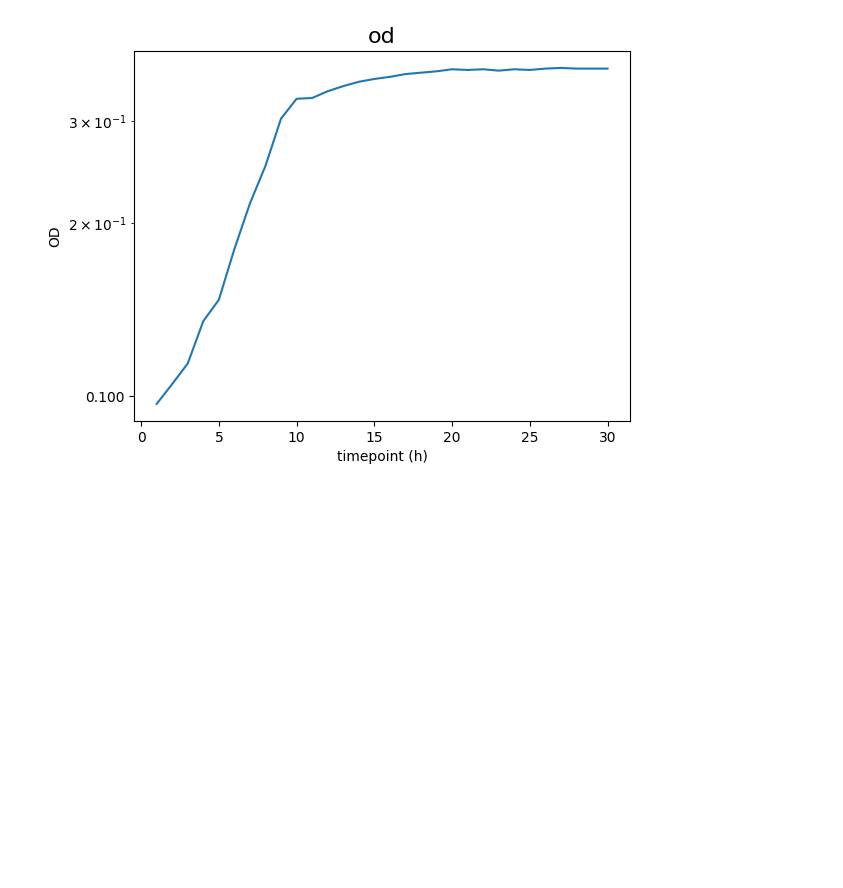
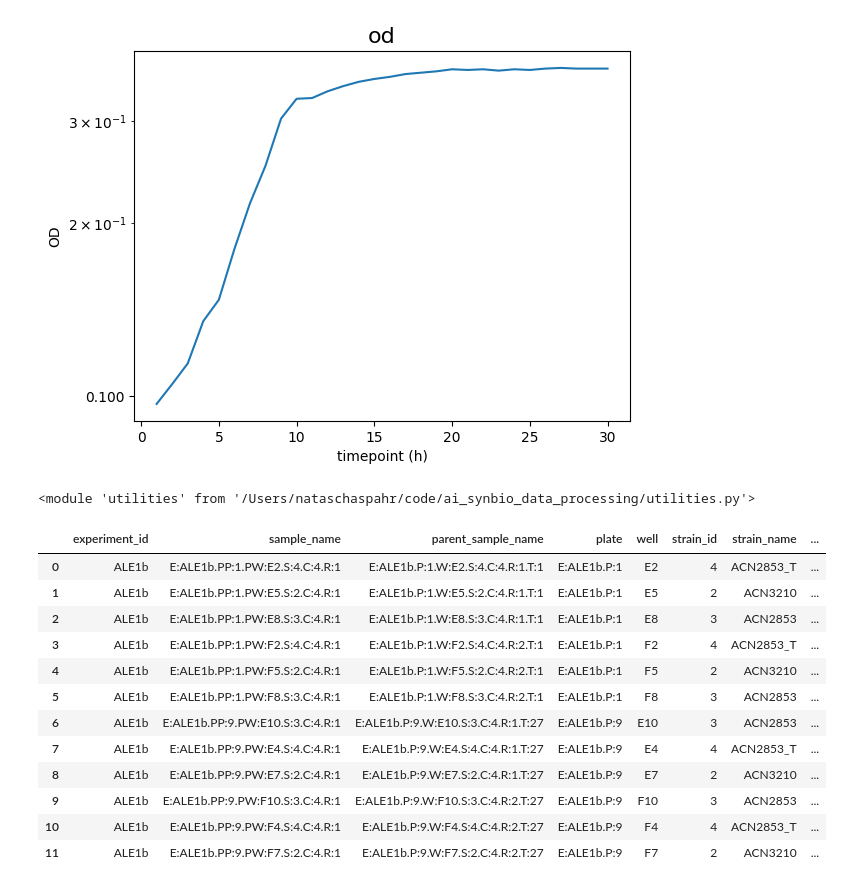
Before and after one commit to nspahr08/ai_synbio_data_processing, a Jupyter notebook: notebooks/non-ALE_growth_ETL_pull.ipynb, the cells around one changed output. Cells and saved outputs as stored; diff of their text form; code cells hidden in the pictures; blank space fills up the shorter version.

Commit message:
handle metadata in table format, minio client generated outside of functions

```diff
--- a/notebooks/non-ALE_growth_ETL_pull.ipynb
+++ b/notebooks/non-ALE_growth_ETL_pull.ipynb
@@ -457,0 +463,35 @@ plot_OD(selection, subtract_background = False, yscale='log', append_title='')
+# %%
+sample_names = input().strip().split(' ')
+# %%
+from sqlalchemy import create_engine
+
+engine = create_engine(
+    (
+        "mysql+pymysql://nspahr:henrylab@poplar.cels.anl.gov/"
+        "anl_synbio?charset=utf8mb4"
+    )
+)
+# %%
+import utilities
+import importlib
+importlib.reload(utilities)
+# %% [output]
+<module 'utilities' from '/Users/nataschaspahr/code/ai_synbio_data_processing/utilities.py'>
+# %%
+from utilities import query_samples_by_name
+
+query_samples_by_name(engine, "ALE1b", sample_names)
+# %% [output]
+|  | experiment_id | sample_name | parent_sample_name | plate | well | strain_id | strain_name | ... |
+| 0 | ALE1b | E:ALE1b.PP:1.PW:E2.S:4.C:4.R:1 | E:ALE1b.P:1.W:E2.S:4.C:4.R:1.T:1 | E:ALE1b.P:1 | E2 | 4 | ACN2853_T | ... |
+| 1 | ALE1b | E:ALE1b.PP:1.PW:E5.S:2.C:4.R:1 | E:ALE1b.P:1.W:E5.S:2.C:4.R:1.T:1 | E:ALE1b.P:1 | E5 | 2 | ACN3210 | ... |
+| 2 | ALE1b | E:ALE1b.PP:1.PW:E8.S:3.C:4.R:1 | E:ALE1b.P:1.W:E8.S:3.C:4.R:1.T:1 | E:ALE1b.P:1 | E8 | 3 | ACN2853 | ... |
+| 3 | ALE1b | E:ALE1b.PP:1.PW:F2.S:4.C:4.R:1 | E:ALE1b.P:1.W:F2.S:4.C:4.R:2.T:1 | E:ALE1b.P:1 | F2 | 4 | ACN2853_T | ... |
+| 4 | ALE1b | E:ALE1b.PP:1.PW:F5.S:2.C:4.R:1 | E:ALE1b.P:1.W:F5.S:2.C:4.R:2.T:1 | E:ALE1b.P:1 | F5 | 2 | ACN3210 | ... |
+| 5 | ALE1b | E:ALE1b.PP:1.PW:F8.S:3.C:4.R:1 | E:ALE1b.P:1.W:F8.S:3.C:4.R:2.T:1 | E:ALE1b.P:1 | F8 | 3 | ACN2853 | ... |
+| 6 | ALE1b | E:ALE1b.PP:9.PW:E10.S:3.C:4.R:1 | E:ALE1b.P:9.W:E10.S:3.C:4.R:1.T:27 | E:ALE1b.P:9 | E10 | 3 | ACN2853 | ... |
+| 7 | ALE1b | E:ALE1b.PP:9.PW:E4.S:4.C:4.R:1 | E:ALE1b.P:9.W:E4.S:4.C:4.R:1.T:27 | E:ALE1b.P:9 | E4 | 4 | ACN2853_T | ... |
+| 8 | ALE1b | E:ALE1b.PP:9.PW:E7.S:2.C:4.R:1 | E:ALE1b.P:9.W:E7.S:2.C:4.R:1.T:27 | E:ALE1b.P:9 | E7 | 2 | ACN3210 | ... |
+| 9 | ALE1b | E:ALE1b.PP:9.PW:F10.S:3.C:4.R:1 | E:ALE1b.P:9.W:F10.S:3.C:4.R:2.T:27 | E:ALE1b.P:9 | F10 | 3 | ACN2853 | ... |
+| 10 | ALE1b | E:ALE1b.PP:9.PW:F4.S:4.C:4.R:1 | E:ALE1b.P:9.W:F4.S:4.C:4.R:2.T:27 | E:ALE1b.P:9 | F4 | 4 | ACN2853_T | ... |
+| 11 | ALE1b | E:ALE1b.PP:9.PW:F7.S:2.C:4.R:1 | E:ALE1b.P:9.W:F7.S:2.C:4.R:2.T:27 | E:ALE1b.P:9 | F7 | 2 | ACN3210 | ... |
```
Also changed, not shown: parts of 1 cell of this notebook, 4 other files.
